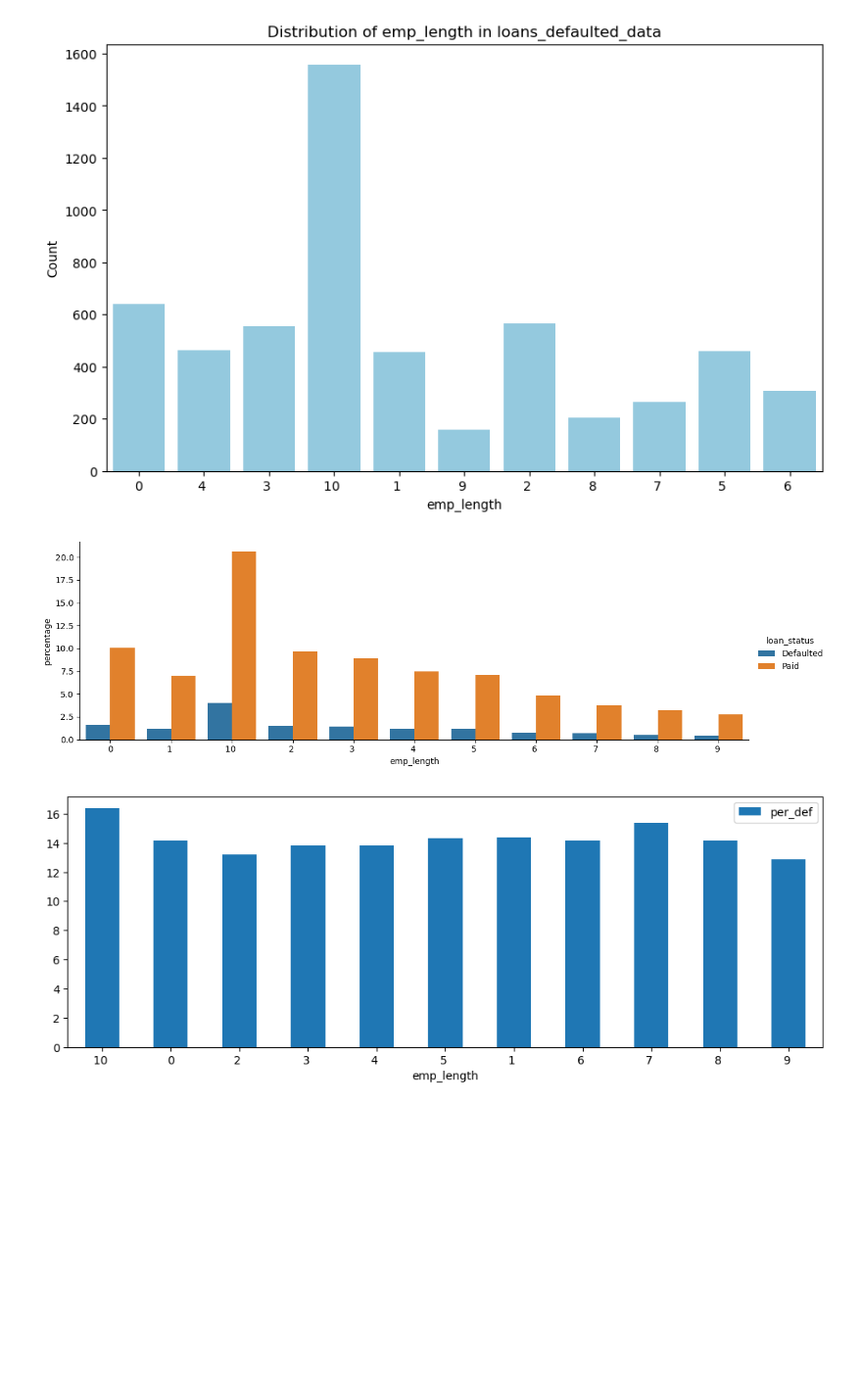
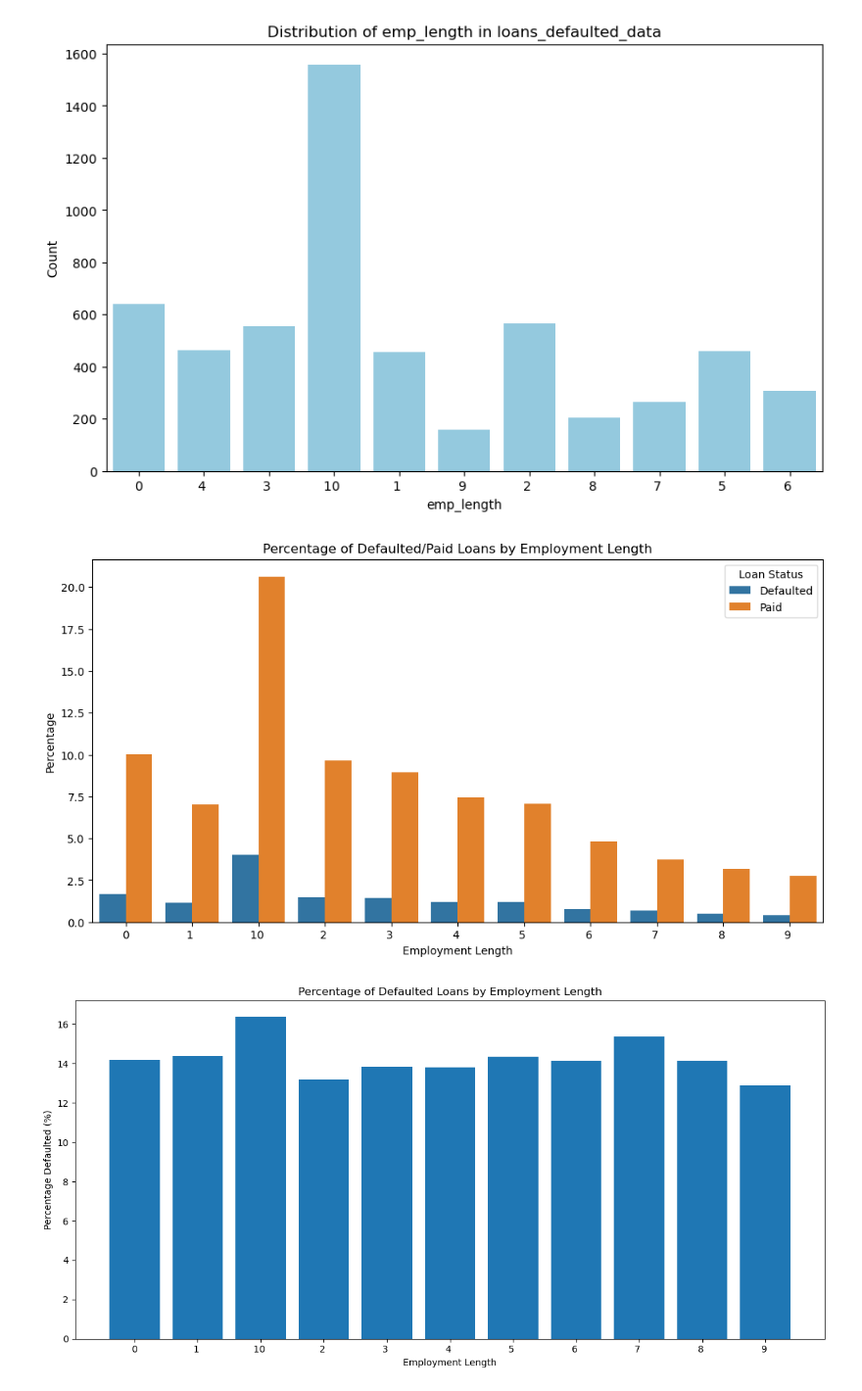
Before and after one commit to Rawoof821/LendingclubCaseStudy, a Jupyter notebook: Neha_Rawoof_LendingCaseStudy.ipynb, the cells around one changed output. Shown at 98% size. Cells and saved outputs as stored; diff of their text form; code cells hidden in the pictures; blank space fills up the shorter version.

```diff
--- a/Neha_Rawoof_LendingCaseStudy.ipynb
+++ b/Neha_Rawoof_LendingCaseStudy.ipynb
@@ -1541,38 +1569,52 @@ plt.show()
 # %%
 ## Calculating percentage of customers who defaulted/paid loan in each category and showing it in a plot.
 ## Calculating percentage of defaulted customers in each category of emp_len.
 
-
+# Sample data initialization
 analy_emp_len = v_loan_data
 emp_len_data = analy_emp_len['emp_length'].value_counts()
 
+# Calculate percentage of defaulted loans by emp_length
 def_emp_len_data = loans_defaulted_data['emp_length'].value_counts()
 perc_def_emp_len_data = 100 *def_emp_len_data/analy_emp_len.shape[0]
 perc_def_emp_len_data = perc_def_emp_len_data.reset_index()
 perc_def_emp_len_data['loan_status'] = "Defaulted"
 perc_def_emp_len_data.columns = ['emp_length', 'percentage', 'loan_status']
 perc_def_emp_len_data = perc_def_emp_len_data.sort_values(by=['emp_length'])
 perc_def_emp_len_data = perc_def_emp_len_data.reset_index()
 
+# Calculate percentage of fully paid loans by emp_length
 paid_emp_len_data = loans_paid_data['emp_length'].value_counts()
 perc_paid_emp_len_data = 100 *paid_emp_len_data/analy_emp_len.shape[0]
 perc_paid_emp_len_data = perc_paid_emp_len_data.reset_index()
 perc_paid_emp_len_data['loan_status'] = "Paid"
 perc_paid_emp_len_data.columns = ['emp_length', 'percentage', 'loan_status']
 perc_paid_emp_len_data = perc_paid_emp_len_data.sort_values(by=['emp_length'])
 perc_paid_emp_len_data = perc_paid_emp_len_data.reset_index()
 
+# Merge data for plotting
 merged_data = pd.concat([perc_def_emp_len_data, perc_paid_emp_len_data], ignore_index=True, sort=False)
-merged_data
 
-sns.catplot(data = merged_data, x='emp_length', y='percentage', hue='loan_status', kind = 'bar', height=4, aspect=3)
-perc_def_emp_len_data['per_def'] = perc_def_emp_len_data['percentage']*100/(perc_def_emp_len_data['percentage'] + perc_paid_emp_len_data['percentage'])
-perc_def_emp_len_wise_data.plot.bar(x='emp_length', y='per_def', rot=0, figsize=(12,4))
+plt.figure(figsize=(12, 6))
+sns.barplot(data=merged_data, x='emp_length', y='percentage', hue='loan_status')
+plt.title('Percentage of Defaulted/Paid Loans by Employment Length')
+plt.xlabel('Employment Length')
+plt.ylabel('Percentage')
+plt.legend(title='Loan Status')
 
+# Plotting percentage of defaulted customers in each emp_length category
+plt.figure(figsize=(12, 6))
+perc_def_emp_len_data['per_def'] = perc_def_emp_len_data['percentage'] * 100 / (perc_def_emp_len_data['percentage'] + perc_paid_emp_len_data['percentage'])
+plt.bar(perc_def_emp_len_data['emp_length'], perc_def_emp_len_data['per_def'])
+plt.title('Percentage of Defaulted Loans by Employment Length')
+plt.xlabel('Employment Length')
+plt.ylabel('Percentage Defaulted (%)')
+
+plt.tight_layout()
 plt.show()
 # %% [output]
-[figure, old version]
+[figure, new version]
-[figure, old version]
+[figure, new version]
 # %%
 # Conclusion
 # Majority of the loans (that were charged off) were disbursed to borrowers with employement of more than 10 years.
```
Also changed, not shown: parts of 27 cells of this notebook.
